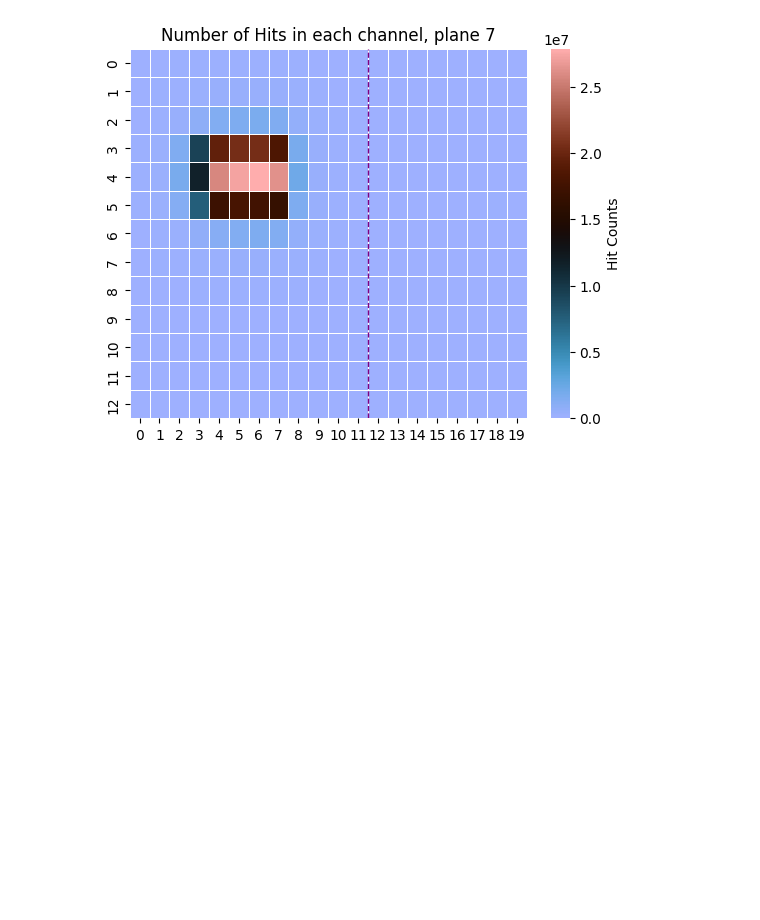
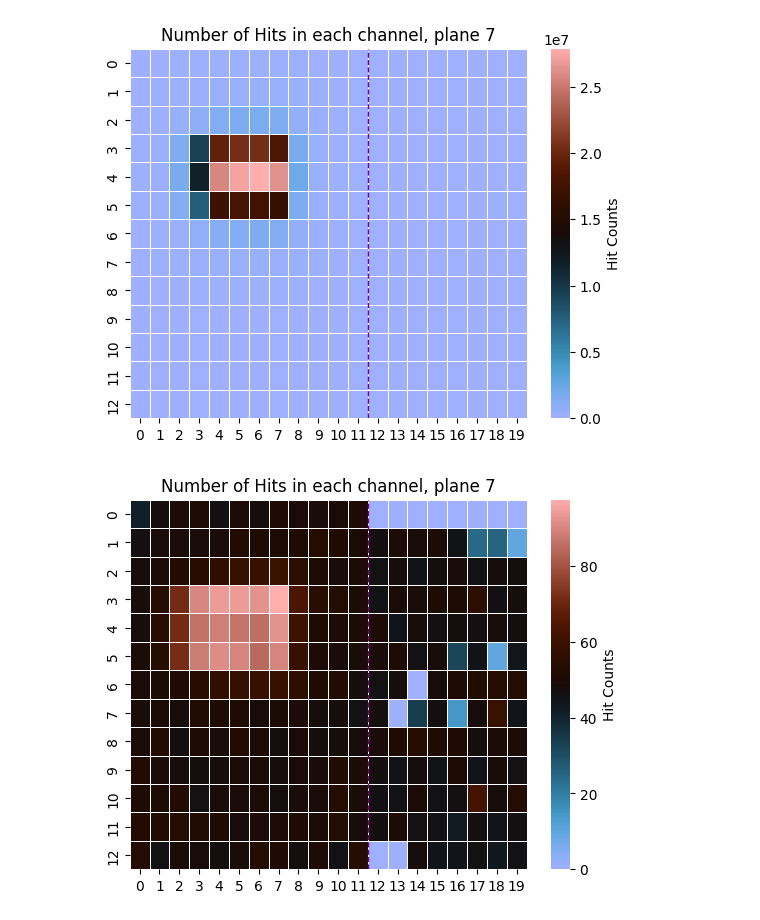
Before and after one commit to Ben-David-Ben/F-Cal-TB-Project, a Jupyter notebook: TB2025_Gap.ipynb, the cells around one changed output. Drawn from its saved outputs; the diff is of its cells as text; code cells hidden in the pictures; blank space fills up the shorter version.

Commit message:
average amplitude func and single event tracking func

```diff
--- a/TB2025_Gap.ipynb
+++ b/TB2025_Gap.ipynb
@@ -110,3 +34,7 @@ RAF.hits_amount_colormap_single_plane(hit_data_1101, 0)
 RAF.hits_amp_colormap_single_plane(hit_data_1101, 7)
 # %% [output]
 [figure]
+# %%
+RAF.average_amp_colormap_single_plane(hit_data_1101, 7)
+# %% [output]
+[figure, added]
```
Also changed, not shown: parts of 8 cells of this notebook, 2 other files.
